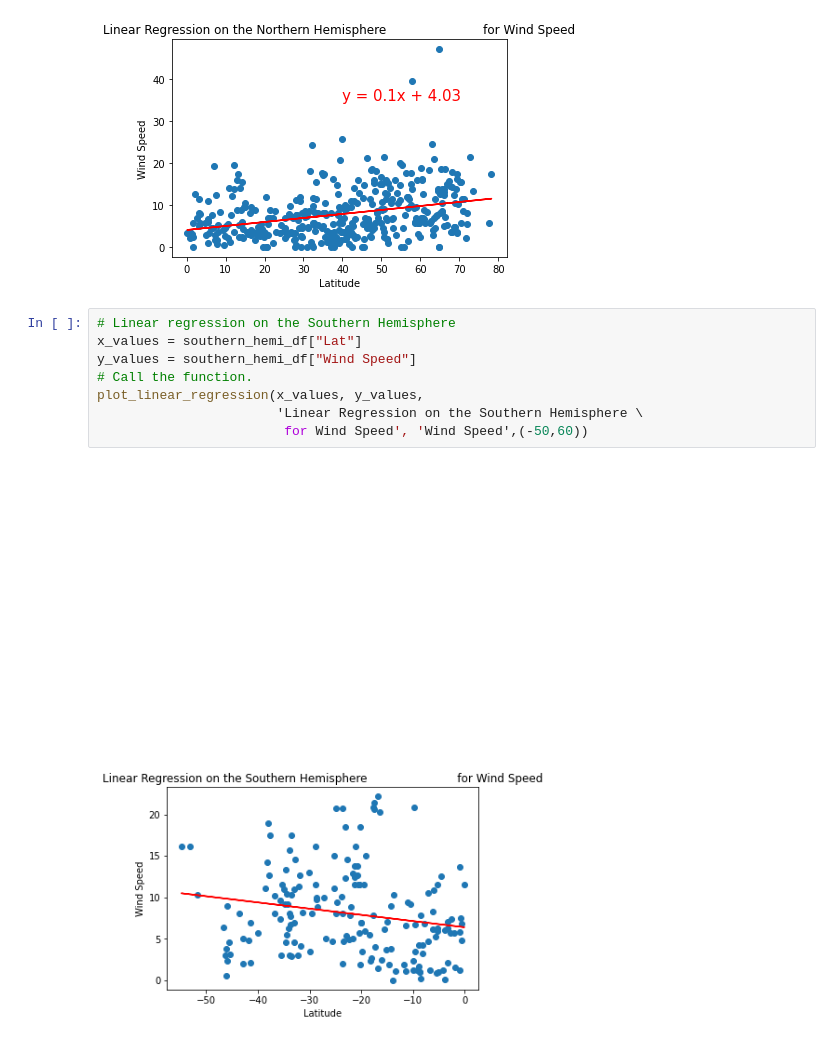
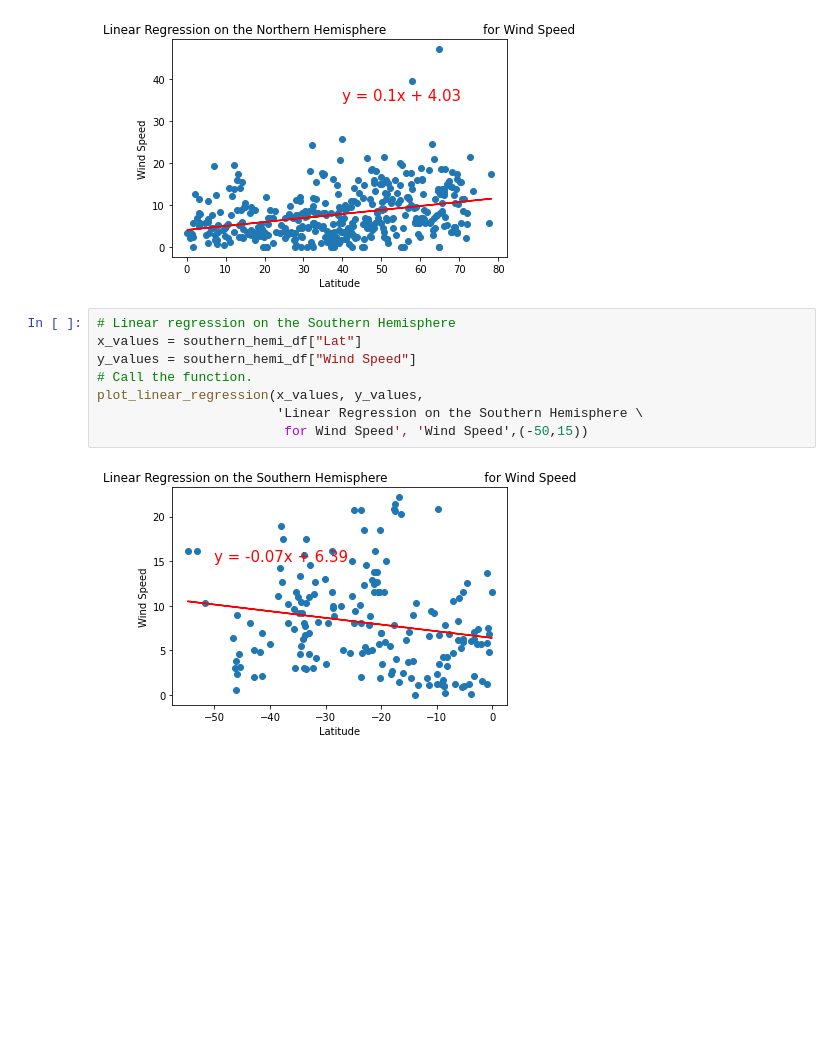
Before and after one commit to SheaButta/World_Weather_Analysis, a Jupyter notebook: WeatherPy.ipynb, the cells around one changed output. Drawn from its saved outputs; the diff is of its cells as text; blank space fills up the shorter version.

```diff
--- a/WeatherPy.ipynb
+++ b/WeatherPy.ipynb
@@ -351,10 +351,10 @@ plot_linear_regression(x_values, y_values,
 # %%
 # Linear regression on the Southern Hemisphere
 x_values = southern_hemi_df["Lat"]
 y_values = southern_hemi_df["Wind Speed"]
 # Call the function.
 plot_linear_regression(x_values, y_values,
                        'Linear Regression on the Southern Hemisphere \
-                        for Wind Speed', 'Wind Speed',(-50,60))
+                        for Wind Speed', 'Wind Speed',(-50,15))
 # %% [output]
-[figure, old version]
+[figure, new version]
```
